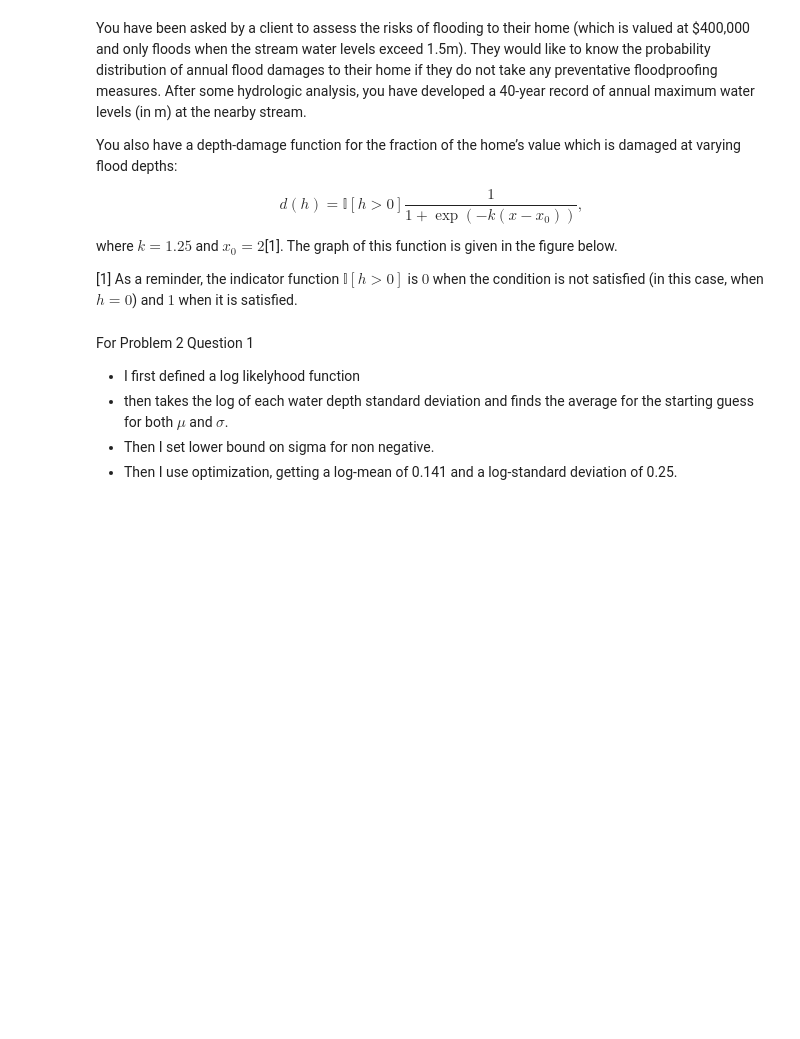
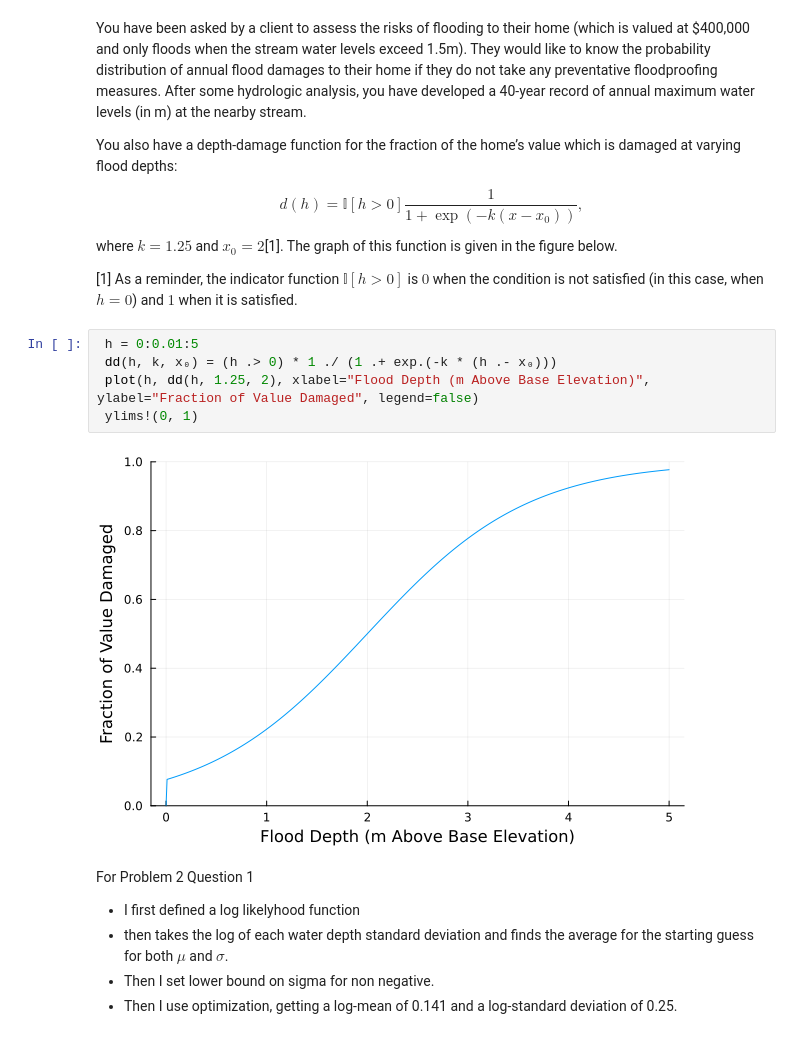
Before and after one commit to BEE4850-SP25/hw03-BorJiuntseng, a Jupyter notebook: hw03.ipynb, the cells around one changed output. Cells and saved outputs as stored; diff of their text form; blank space fills up the shorter version.

```diff
--- a/hw03.ipynb
+++ b/hw03.ipynb
@@ -265,6 +265,13 @@ the figure below.
 [1] As a reminder, the indicator function $\mathbb{I}[h > 0]$ is $0$
 when the condition is not satisfied (in this case, when $h=0$) and $1$
 when it is satisfied.
+# %%
+ h = 0:0.01:5
+ dd(h, k, x₀) = (h .> 0) * 1 ./ (1 .+ exp.(-k * (h .- x₀)))
+ plot(h, dd(h, 1.25, 2), xlabel="Flood Depth (m Above Base Elevation)", ylabel="Fraction of Value Damaged", legend=false)
+ ylims!(0, 1)
+# %% [output]
+[figure, added]
 # %% [markdown]
 For Problem 2 Question 1
 - I first defined a log likelyhood function
```
Also changed, not shown: parts of 7 cells of this notebook.
